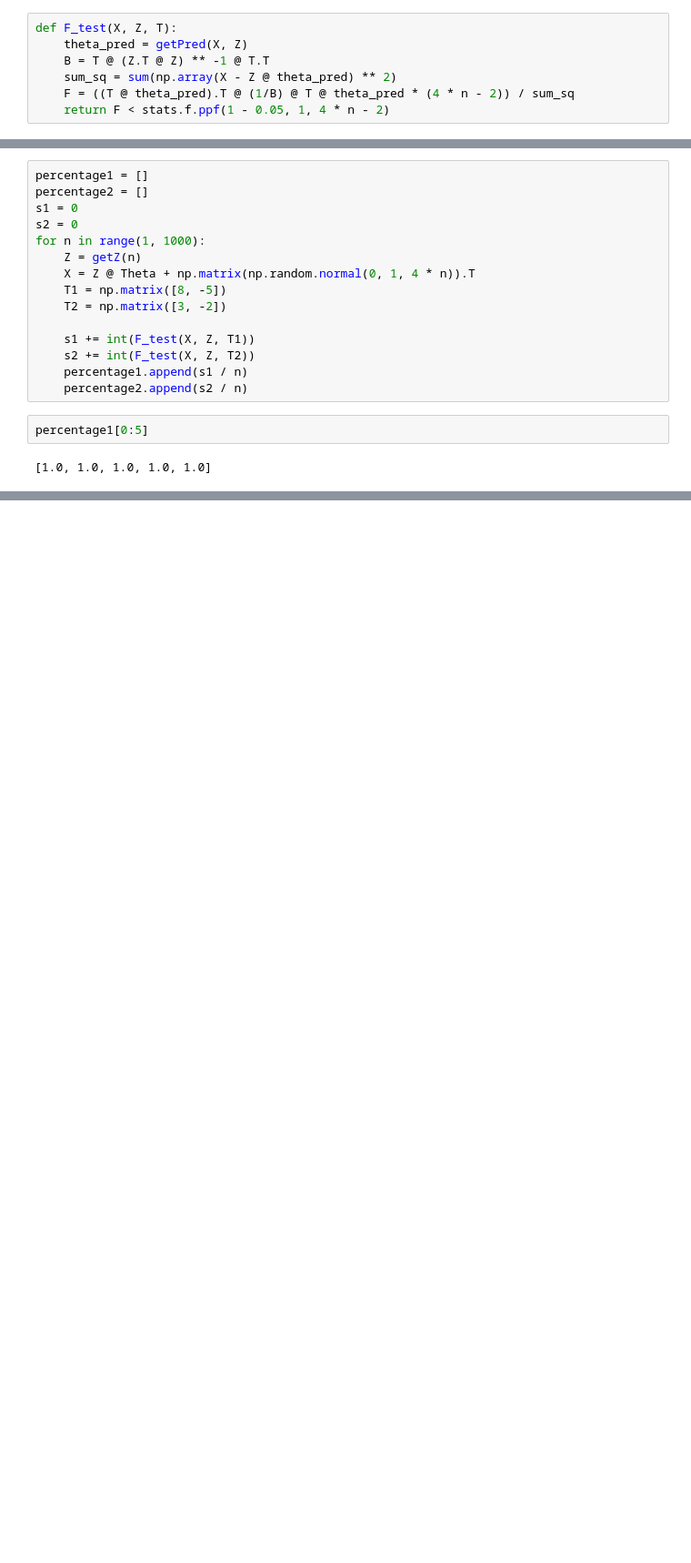
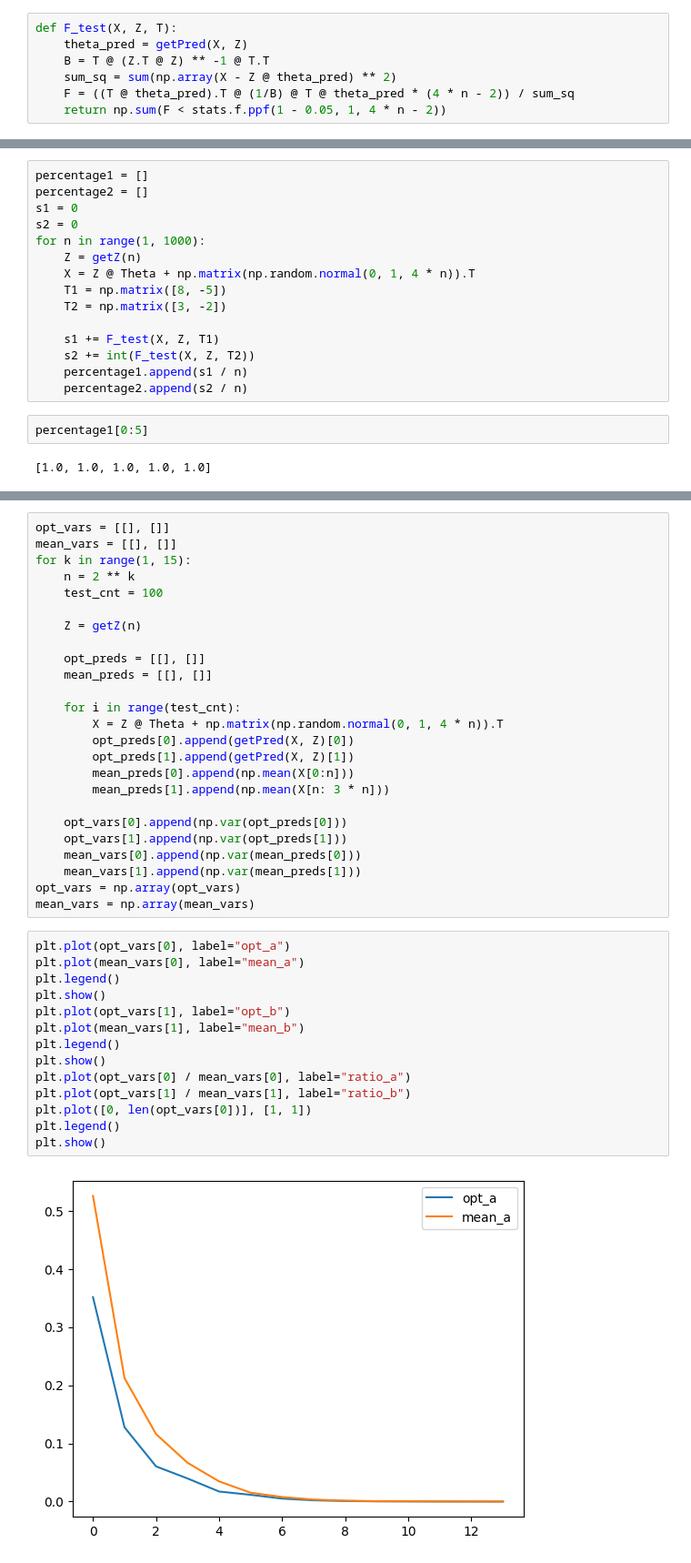
Before and after one commit to AnanasClassic/Matstat_4sem_tasks, a Jupyter notebook: T9.ipynb, the cells around one changed output, grey strips where cells are left out. Shown at 91% size. Saved outputs shown, nothing was run; the diff lists cells and outputs as text; blank space fills up the shorter version.

```diff
--- a/T9.ipynb
+++ b/T9.ipynb
@@ -69,7 +69,7 @@ def F_test(X, Z, T):
     B = T @ (Z.T @ Z) ** -1 @ T.T
     sum_sq = sum(np.array(X - Z @ theta_pred) ** 2)
     F = ((T @ theta_pred).T @ (1/B) @ T @ theta_pred * (4 * n - 2)) / sum_sq
-    return F < stats.f.ppf(1 - 0.05, 1, 4 * n - 2)
+    return np.sum(F < stats.f.ppf(1 - 0.05, 1, 4 * n - 2))
 # %%
 F_test(X, Z, T)
 # %% [output]
@@ -89,7 +89,7 @@ for n in range(1, 1000):
     T1 = np.matrix([8, -5])
     T2 = np.matrix([3, -2])
 
-    s1 += int(F_test(X, Z, T1))
+    s1 += F_test(X, Z, T1)
     s2 += int(F_test(X, Z, T2))
     percentage1.append(s1 / n)
     percentage2.append(s2 / n)
@@ -106,0 +109,41 @@ plt.plot(percentage2)
+# %%
+opt_vars = [[], []]
+mean_vars = [[], []]
+for k in range(1, 15):
+    n = 2 ** k
+    test_cnt = 100
+
+    Z = getZ(n)
+
+    opt_preds = [[], []]
+    mean_preds = [[], []]
+
+    for i in range(test_cnt):
+        X = Z @ Theta + np.matrix(np.random.normal(0, 1, 4 * n)).T
+        opt_preds[0].append(getPred(X, Z)[0])
+        opt_preds[1].append(getPred(X, Z)[1])
+        mean_preds[0].append(np.mean(X[0:n]))
+        mean_preds[1].append(np.mean(X[n: 3 * n]))
+
+    opt_vars[0].append(np.var(opt_preds[0]))
+    opt_vars[1].append(np.var(opt_preds[1]))
+    mean_vars[0].append(np.var(mean_preds[0]))
+    mean_vars[1].append(np.var(mean_preds[1]))
+opt_vars = np.array(opt_vars)
+mean_vars = np.array(mean_vars)
+# %%
+plt.plot(opt_vars[0], label="opt_a")
+plt.plot(mean_vars[0], label="mean_a")
+plt.legend()
+plt.show()
+plt.plot(opt_vars[1], label="opt_b")
+plt.plot(mean_vars[1], label="mean_b")
+plt.legend()
+plt.show()
+plt.plot(opt_vars[0] / mean_vars[0], label="ratio_a")
+plt.plot(opt_vars[1] / mean_vars[1], label="ratio_b")
+plt.plot([0, len(opt_vars[0])], [1, 1])
+plt.legend()
+plt.show()
+# %% [output]
+[figure, added]
```
Also changed, not shown: parts of 10 cells of this notebook, 7 other files.
